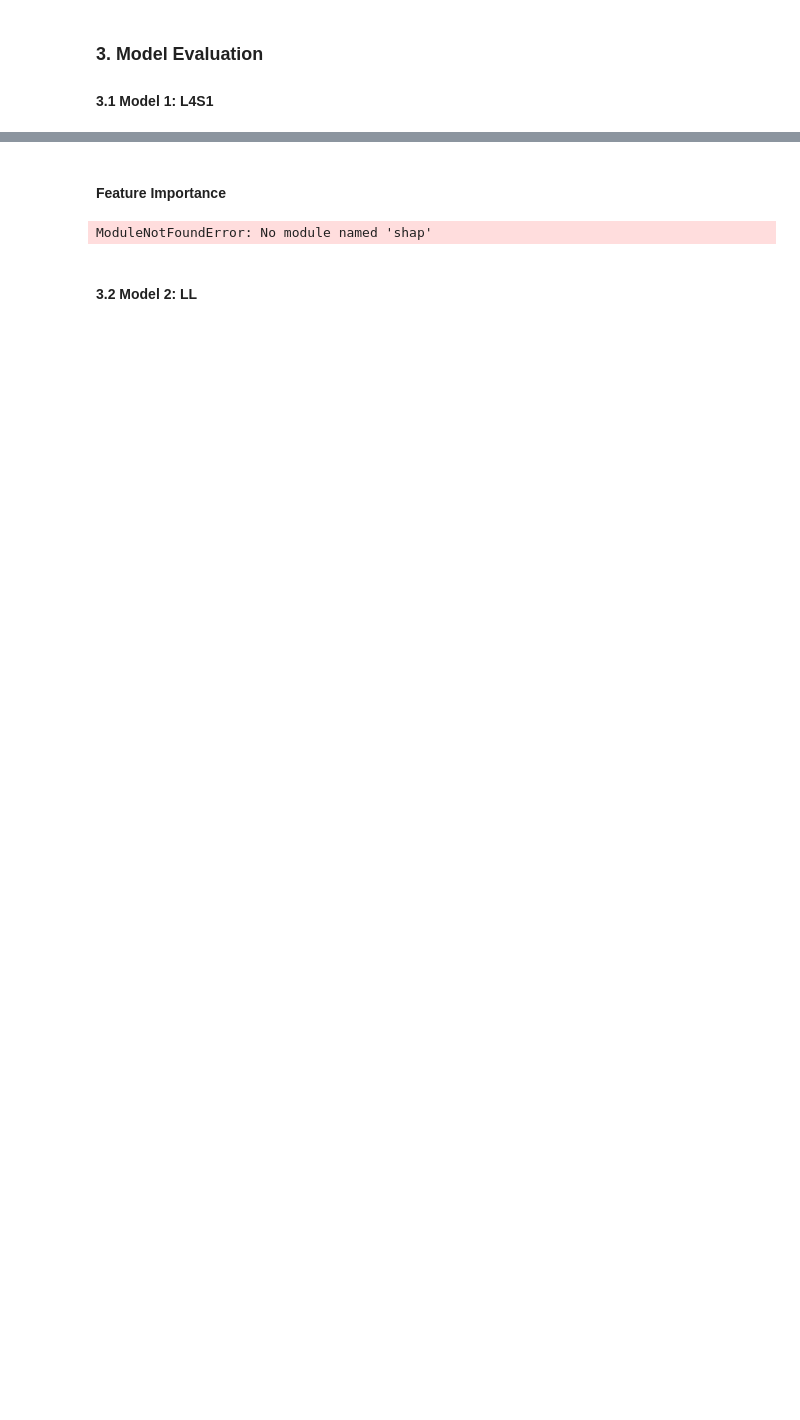
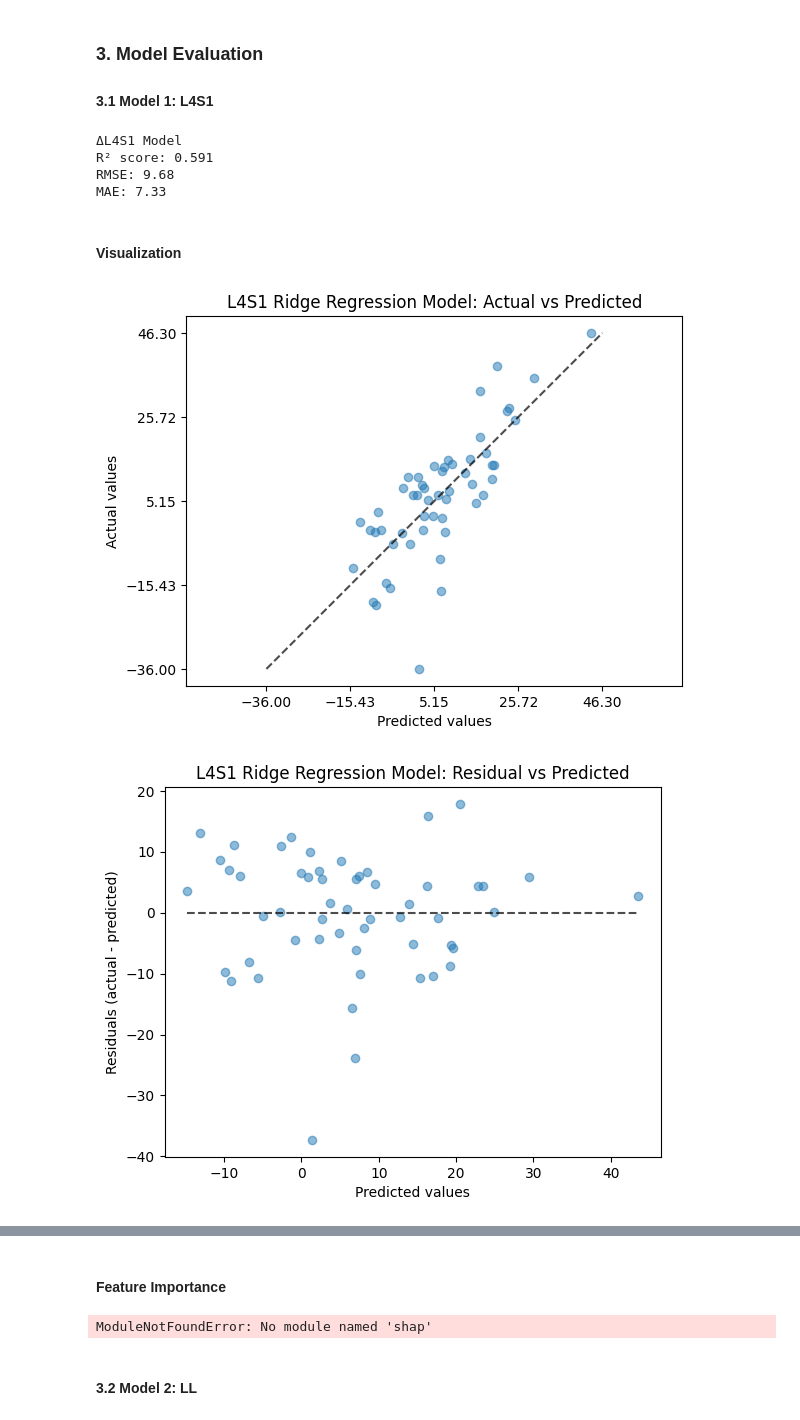
Before and after one commit to 124578-UW/Data-Science-Capstone, a Jupyter notebook: notebooks/03_ml_model_baseline.ipynb, the cells around one changed output, grey strips where cells are left out. Saved outputs shown, nothing was run; the diff lists cells and outputs as text; code cells hidden in the pictures; blank space fills up the shorter version.

```diff
--- a/notebooks/03_ml_model_baseline.ipynb
+++ b/notebooks/03_ml_model_baseline.ipynb
@@ -272,14 +223,7 @@ X_train, X_test, y_train, y_test = train_test_split(X, y, test_size=0.2, random_
 # %%
-#simple model comparision
-L4S1_rf_pipeline, L4S1_ypred\
-      = train_rf_model(X_train, X_test, y_train, y_test)
-print()
-L4S1_xgb_pipeline, L4S1_xgb_ypred\
-      = train_xgboost_model(X_train, X_test,y_train,y_test)
-print()
-#3 ridge regression - might be good for overfitting and correlated features
-L4S1_ridge_pipeline,L4S1_ridge_ypred\
-      = train_ridge_model(X_train, X_test,y_train,y_test)
-
-#compare using cross validation
-compare_models(X,y)
+L4S1_model, X_test_L4S1, y_test_L4S1, y_pred_L4S1 = train_ridge_model("delta_L4S1", "ΔL4S1 Model")
+# %% [output]
+ΔL4S1 Model
+R² score: 0.591
+RMSE: 9.68
+MAE: 7.33
@@ -310,9 +230,41 @@ plt.show()
+# %% [markdown]
+#### Visualization
 # %%
+#actual vs predicted plot
 fig, ax = plt.subplots()
+ax.set_title("L4S1 Ridge Regression Model: Actual vs Predicted")
 
 PredictionErrorDisplay.from_predictions(
-    y_true=y_test,
-    y_pred=L4S1_ridge_ypred,
+    y_true=y_test_L4S1,
+    y_pred=y_pred_L4S1,
     kind="actual_vs_predicted",
     scatter_kwargs={"alpha": 0.5},
     ax=ax)
+
+plt.show()
+#residual vs predicted plot
+fig, ax = plt.subplots()
+
+ax.set_title("L4S1 Ridge Regression Model: Residual vs Predicted")
+
+PredictionErrorDisplay.from_predictions(
+    y_true=y_test_L4S1,
+    y_pred=y_pred_L4S1,
+    kind="residual_vs_predicted",
+    scatter_kwargs={"alpha": 0.5},
+    ax=ax)
+
+plt.show()
+
+#residual histogram
+
+fig, ax = plt.subplots()
+ax.set_title("L4S1 Ridge Regression Model: Residual Histogram")
+
+L4S1_residuals = y_test_L4S1 - y_pred_L4S1
+sns.histplot(x=L4S1_residuals, kde=True, ax=ax)
+
+plt.show()
+# %% [output]
+[figure, added]
+[figure, added]
```
Also changed, not shown: parts of 45 cells of this notebook.
